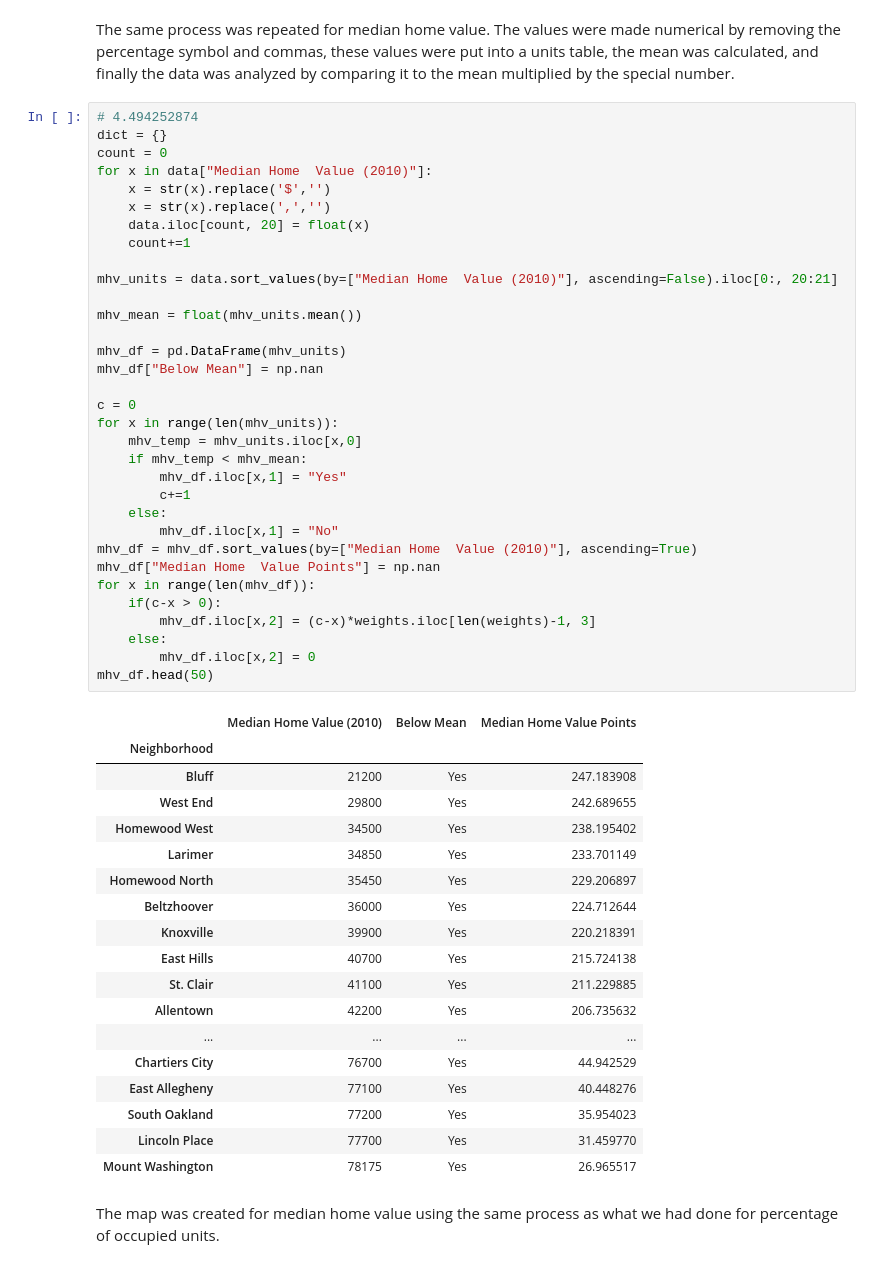
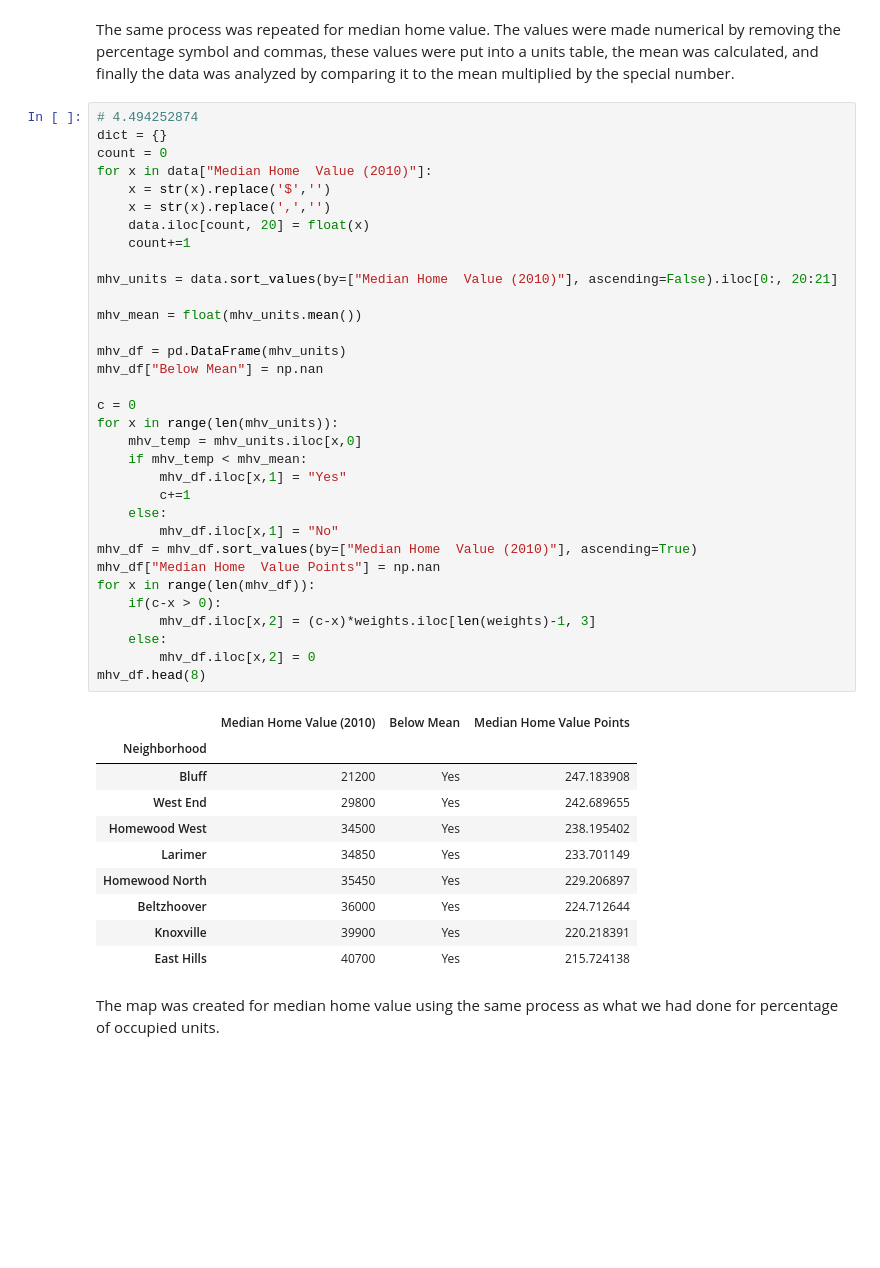
Before and after one commit to Nick0306/Big_Ideas_Final_Project, a Jupyter notebook: Dataset Notebooks/CombinedNotebook.ipynb, the cells around one changed output. Saved outputs shown, nothing was run; the diff lists cells and outputs as text; blank space fills up the shorter version.

```diff
--- a/Dataset Notebooks/CombinedNotebook.ipynb
+++ b/Dataset Notebooks/CombinedNotebook.ipynb
@@ -634,42 +626,34 @@ mhv_mean = float(mhv_units.mean())
 
 mhv_df = pd.DataFrame(mhv_units)
 mhv_df["Below Mean"] = np.nan
 
 c = 0
 for x in range(len(mhv_units)):
     mhv_temp = mhv_units.iloc[x,0]
     if mhv_temp < mhv_mean:
         mhv_df.iloc[x,1] = "Yes"
         c+=1
     else:
         mhv_df.iloc[x,1] = "No"
 mhv_df = mhv_df.sort_values(by=["Median Home  Value (2010)"], ascending=True)
 mhv_df["Median Home  Value Points"] = np.nan
 for x in range(len(mhv_df)):
     if(c-x > 0):
         mhv_df.iloc[x,2] = (c-x)*weights.iloc[len(weights)-1, 3]
     else:
         mhv_df.iloc[x,2] = 0
-mhv_df.head(50)
+mhv_df.head(8)
 # %% [output]
 |  | Median Home Value (2010) | Below Mean | Median Home Value Points |
 | Neighborhood |  |  |  |
 | Bluff | 21200 | Yes | 247.183908 |
 | West End | 29800 | Yes | 242.689655 |
 | Homewood West | 34500 | Yes | 238.195402 |
 | Larimer | 34850 | Yes | 233.701149 |
 | Homewood North | 35450 | Yes | 229.206897 |
 | Beltzhoover | 36000 | Yes | 224.712644 |
 | Knoxville | 39900 | Yes | 220.218391 |
 | East Hills | 40700 | Yes | 215.724138 |
-| St. Clair | 41100 | Yes | 211.229885 |
-| Allentown | 42200 | Yes | 206.735632 |
-| ... | ... | ... | ... |
-| Chartiers City | 76700 | Yes | 44.942529 |
-| East Allegheny | 77100 | Yes | 40.448276 |
-| South Oakland | 77200 | Yes | 35.954023 |
-| Lincoln Place | 77700 | Yes | 31.459770 |
-| Mount Washington | 78175 | Yes | 26.965517 |
 # %% [markdown]
 The map was created for median home value using the same process as what we had done for percentage of occupied units.
 # %%
```
Also changed, not shown: parts of 2 cells of this notebook, 1 other file.
